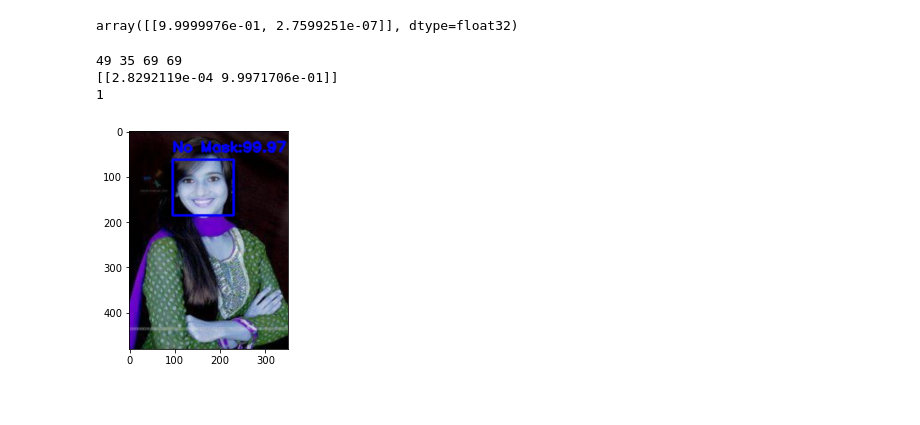
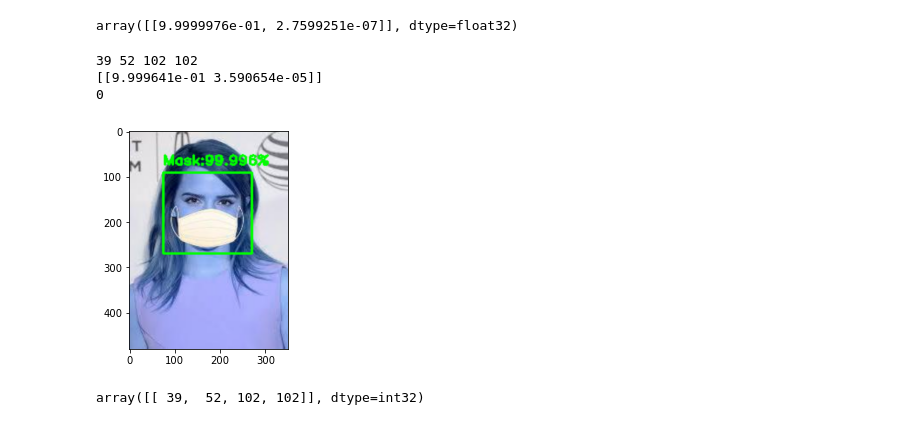
Before and after one commit to prajvalsudhir/Facemask-Detection, a Jupyter notebook: face_predict.ipynb, the cells around one changed output. Cells and saved outputs as stored; diff of their text form; code cells hidden in the pictures.

```diff
--- a/face_predict.ipynb
+++ b/face_predict.ipynb
@@ -93,41 +94,43 @@ haar = cv2.CascadeClassifier('haarcascade_frontalface_default.xml')
 # def detect(path):
 label_dict = {0:'Mask',1:'No Mask'}
 color_dict={1:(0,0,255),0:(0,255,0)}
 
-image = cv2.imread(train_path+'\\without_mask\\0.jpg')
+image = cv2.imread(test_path+'\\with_mask\\augmented_image_306.jpg')
 haar = cv2.CascadeClassifier('haarcascade_frontalface_default.xml')
 # new_image = cv2.resize(image, (image.shape[1] // 4, image.shape[0] // 4))
 faces = haar.detectMultiScale(image)
 for f in faces:
         (x, y, w, h) = [v for v in f] #Scale the shapesize backup
         #Save just the rectangle faces in SubRecFaces
         print(x,y,w,h)
         face_img = image
         resized=cv2.resize(face_img,(224,224))
         normalized=resized/255
         reshaped=np.reshape(normalized,(1,224,224,3))
         result=model.predict(reshaped)
         print(result)
 
 
 #choose the index of the label_dict
         label=np.argmax(result,axis=1)[0]
         print(label)
-        text ="{}:{}% ".format(label_dict[label],(np.max(result)*100)%100)
+        text ="{0:s}:{1:.3f}% ".format(label_dict[label],(np.max(result)*100))
 
         f_mask = cv2.rectangle(image,(x,y),(x+w,y+h),color_dict[label],2)
         f_mask = cv2.putText(image, text, (x, y-10),cv2.FONT_HERSHEY_SIMPLEX,0.55,color_dict[label],2)
         f_mask = cv2.resize(image,(350,480))
 
 #     cv2.imshow('mask',image)
-        cv2.imwrite('mask.png',f_mask)
+        cv2.imwrite('mask1.png',f_mask)
         plt.imshow(f_mask)
 # %% [output]
-49 35 69 69
-[[2.8292119e-04 9.9971706e-01]]
-1
+39 52 102 102
+[[9.999641e-01 3.590654e-05]]
+0
-[figure, old version]
+[figure, new version]
 # %%
 faces
+# %% [output]
+array([[ 39,  52, 102, 102]], dtype=int32)
 # %%
 cv2.imread(test_path+'\\with_mask\\augmented_image_148.jpg')[1]
```
Also changed, not shown: parts of 2 cells of this notebook, 1 other file.
